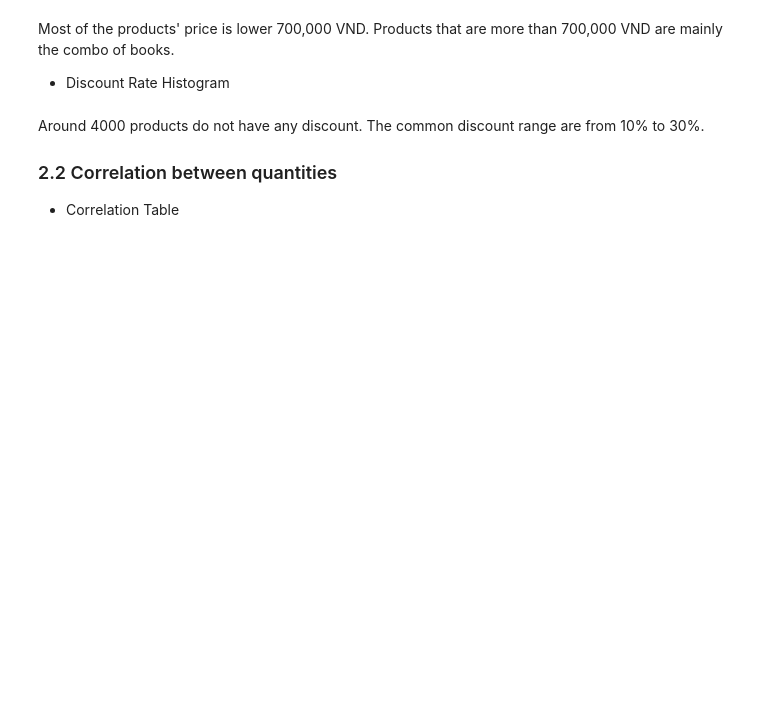
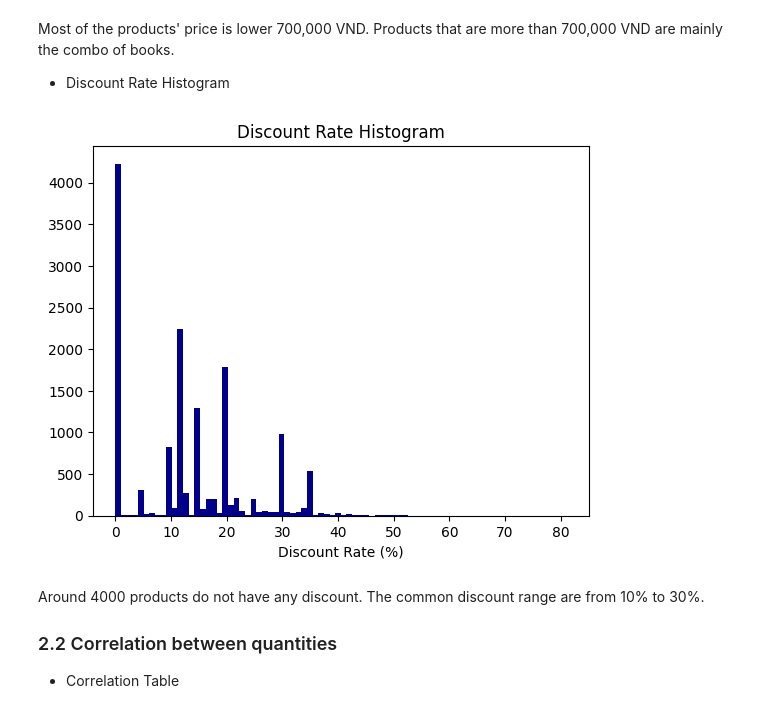
Before and after one commit to luongtien257/DataGeniusProject, a Jupyter notebook: EDA/EDA.ipynb, the cells around one changed output. Saved outputs shown, nothing was run; the diff lists cells and outputs as text; code cells hidden in the pictures; blank space fills up the shorter version.

```diff
--- a/EDA/EDA.ipynb
+++ b/EDA/EDA.ipynb
@@ -213,3 +210,11 @@ px.histogram(df_id, x = 'discount_rate', title = 'Discount Rate Histogram',
+# %%
+plt.hist(x = df_id['discount_rate'], color = 'darkblue', bins = 80)
+plt.xlabel('Discount Rate (%)')
+plt.ylabel('')
+plt.title('Discount Rate Histogram')
+plt.show()
+# %% [output]
+[figure, added]
 # %% [markdown]
 Around 4000 products do not have any discount. The common discount range are from 10% to 30%.
 ### 2.2 Correlation between quantities
```
Also changed, not shown: parts of 18 cells of this notebook.
